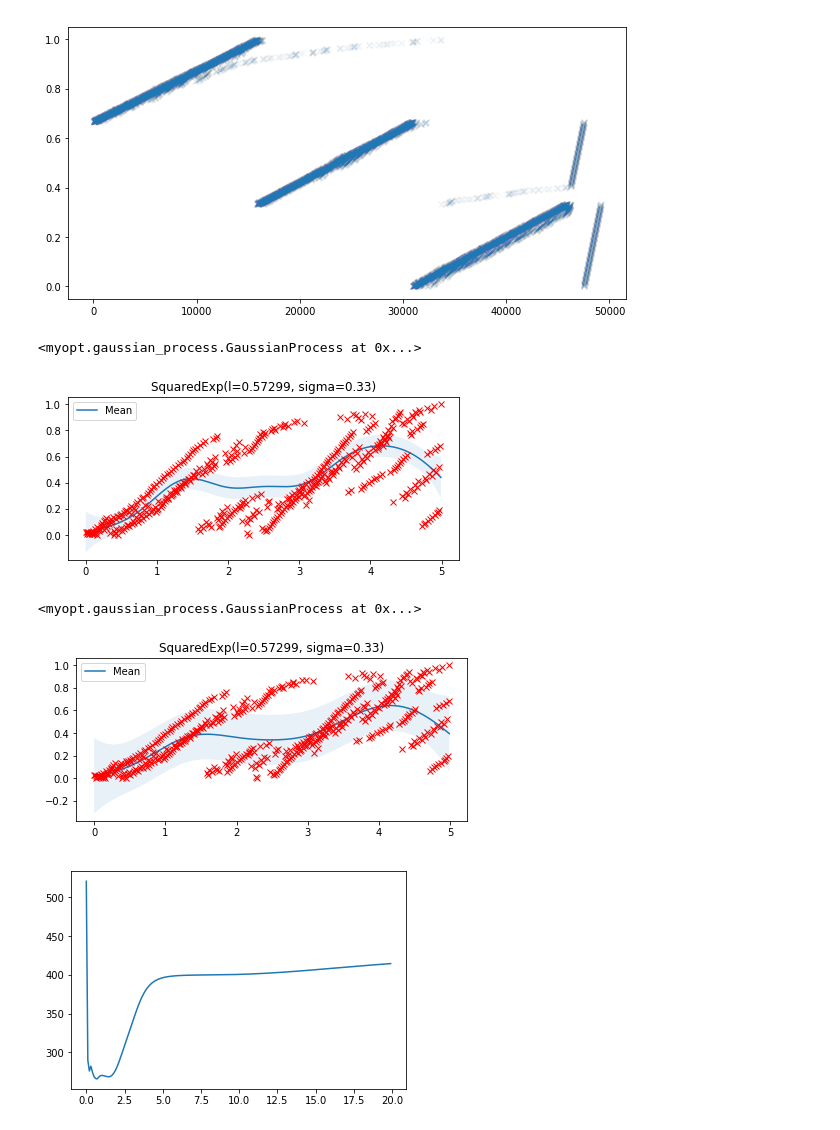
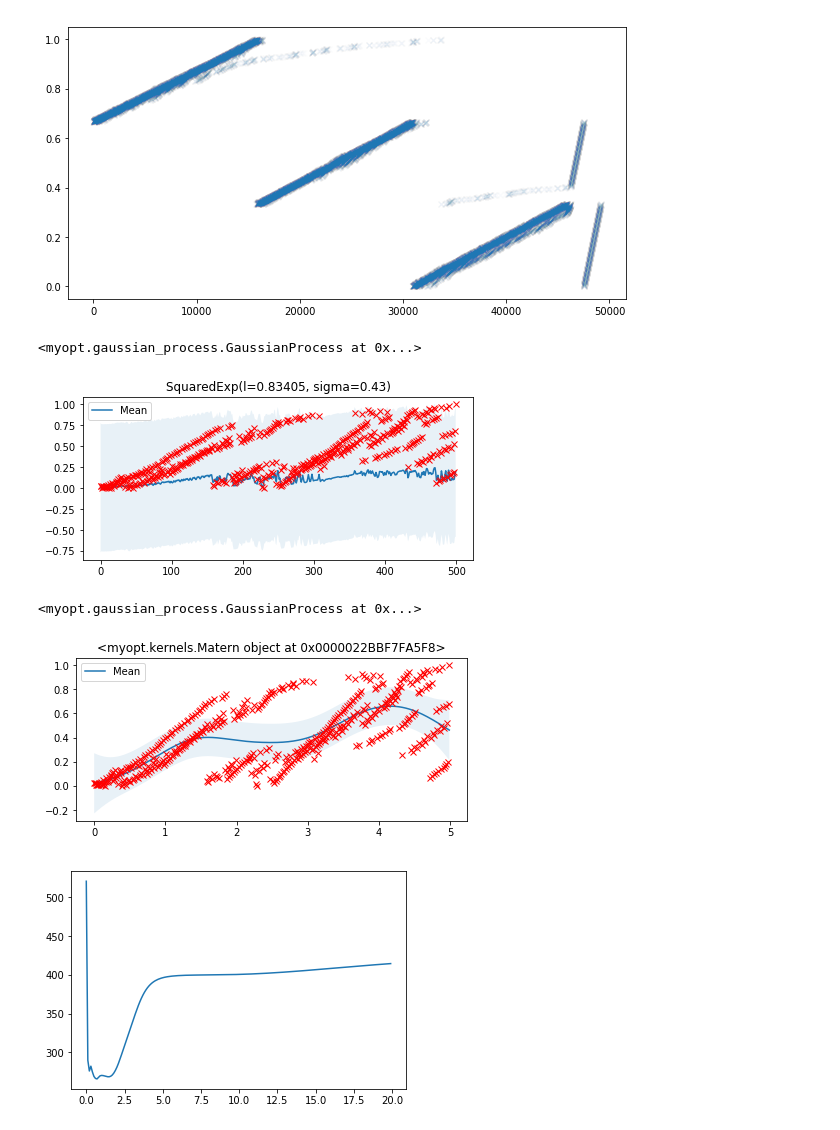
Before and after one commit to darthdeus/bopt, a Jupyter notebook: GP mojeopt.ipynb, the cells around one changed output. Cells and saved outputs as stored; diff of their text form; code cells hidden in the pictures.

```diff
--- a/GP mojeopt.ipynb
+++ b/GP mojeopt.ipynb
@@ -136,26 +138,23 @@ y = values[offset:offset + num].reshape(-1)
 y = MinMaxScaler().fit_transform(y.reshape(-1,1).astype(np.float64)).reshape(-1)
 X = np.array(list(range(len(y))))
 # %%
-X = np.array(list(range(len(values))))[offset:offset + num]
-y = values[offset:offset + num].reshape(-1)
+y = MinMaxScaler().fit_transform(y.reshape(-1,1).astype(np.float64)).reshape(-1)
+X = np.array(list(range(len(y))))
 
-y = MinMaxScaler().fit_transform(y.reshape(-1,1).astype(np.float64)).reshape(-1)
-X = np.array(list(range(len(y))))/100
-
-gp = GaussianProcess(kernel=SquaredExp(),noise=0.1).fit(X, y).optimize_kernel().posterior(X)
+gp = GaussianProcess(kernel=SquaredExp(), noise=1).fit(X, y).optimize_kernel().posterior(X)
 gp.plot_posterior(num_samples=0)
 # %% [output]
 <myopt.gaussian_process.GaussianProcess at 0x...>
-[figure, old version]
+[figure, new version]
 # %%
 y = MinMaxScaler().fit_transform(y.reshape(-1,1).astype(np.float64)).reshape(-1)
 X = np.array(list(range(len(y))))/100
 
-gp = GaussianProcess(kernel=SquaredExp(), noise=1).fit(X, y).optimize_kernel().posterior(X)
+gp = GaussianProcess(kernel=Matern(), noise=.5).fit(X, y).optimize_kernel().posterior(X)
 gp.plot_posterior(num_samples=0)
 # %% [output]
 <myopt.gaussian_process.GaussianProcess at 0x...>
-[figure, old version]
+[figure, new version]
 # %%
 from myopt.kernel_opt import plot_kernel_loss
 # %%
```
Also changed, not shown: parts of 7 cells of this notebook, 3 other files.
